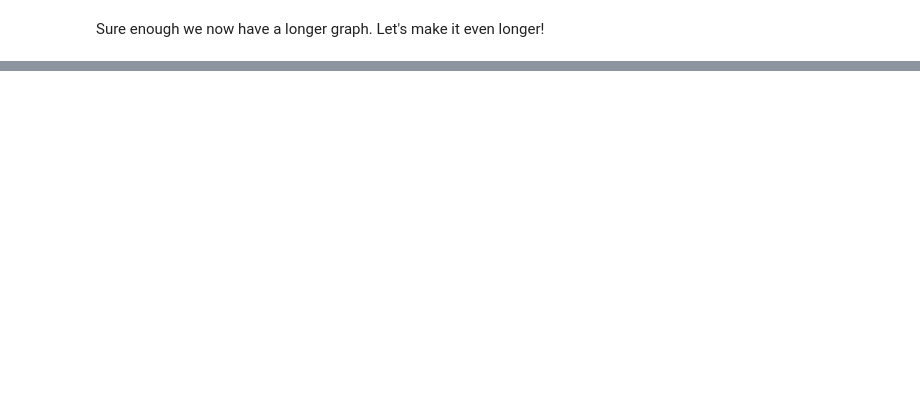
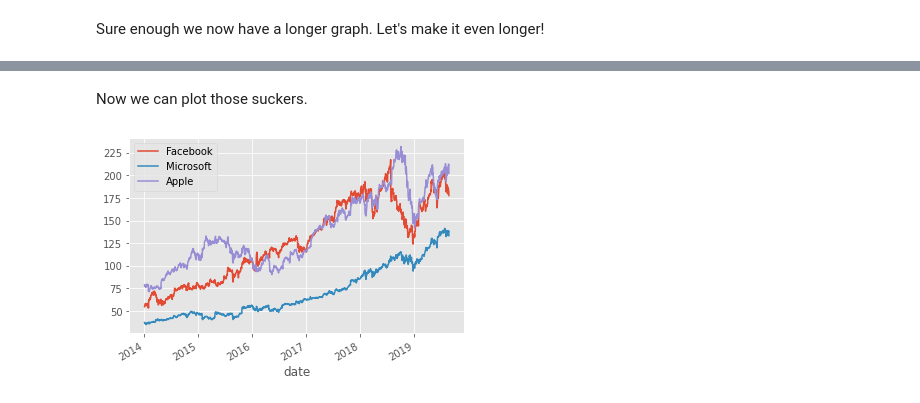
Before and after one commit to jgabunilas/pandas-bootcamp, a Jupyter notebook: Section12_Data_Visualization/Section12_Data_Visualization.ipynb, the cells around one changed output, grey strips where cells are left out. Drawn from its saved outputs; the diff is of its cells as text; code cells hidden in the pictures; blank space fills up the shorter version.

```diff
--- a/Section12_Data_Visualization/Section12_Data_Visualization.ipynb
+++ b/Section12_Data_Visualization/Section12_Data_Visualization.ipynb
@@ -201,0 +254,2 @@ The `plot()` method is actually an `axes` method. For convenience and quick acce
+# %%
+tech = pd.read_csv('https://andybek.com/pandas-tech', index_col = 0, parse_dates = True)
@@ -201,0 +281,2 @@ The `plot()` method is actually an `axes` method. For convenience and quick acce
+# %%
+fb = tech.loc[tech.name == 'FB', 'close'].rename("Facebook")
@@ -201,0 +301,3 @@ The `plot()` method is actually an `axes` method. For convenience and quick acce
+# %%
+msft = tech.loc[tech.name == 'MSFT', 'close'].rename("Microsoft")
+aapl = tech.loc[tech.name == 'AAPL', 'close'].rename("Apple")
@@ -201,0 +315,2 @@ The `plot()` method is actually an `axes` method. For convenience and quick acce
+# %%
+dfs = pd.concat([fb, msft, aapl], axis = 1)
@@ -201,0 +327,6 @@ The `plot()` method is actually an `axes` method. For convenience and quick acce
+# %% [markdown]
+Now we can plot those suckers.
+# %%
+dfs.plot();
+# %% [output]
+[figure, added]
```
Also changed, not shown: parts of 71 cells of this notebook.
